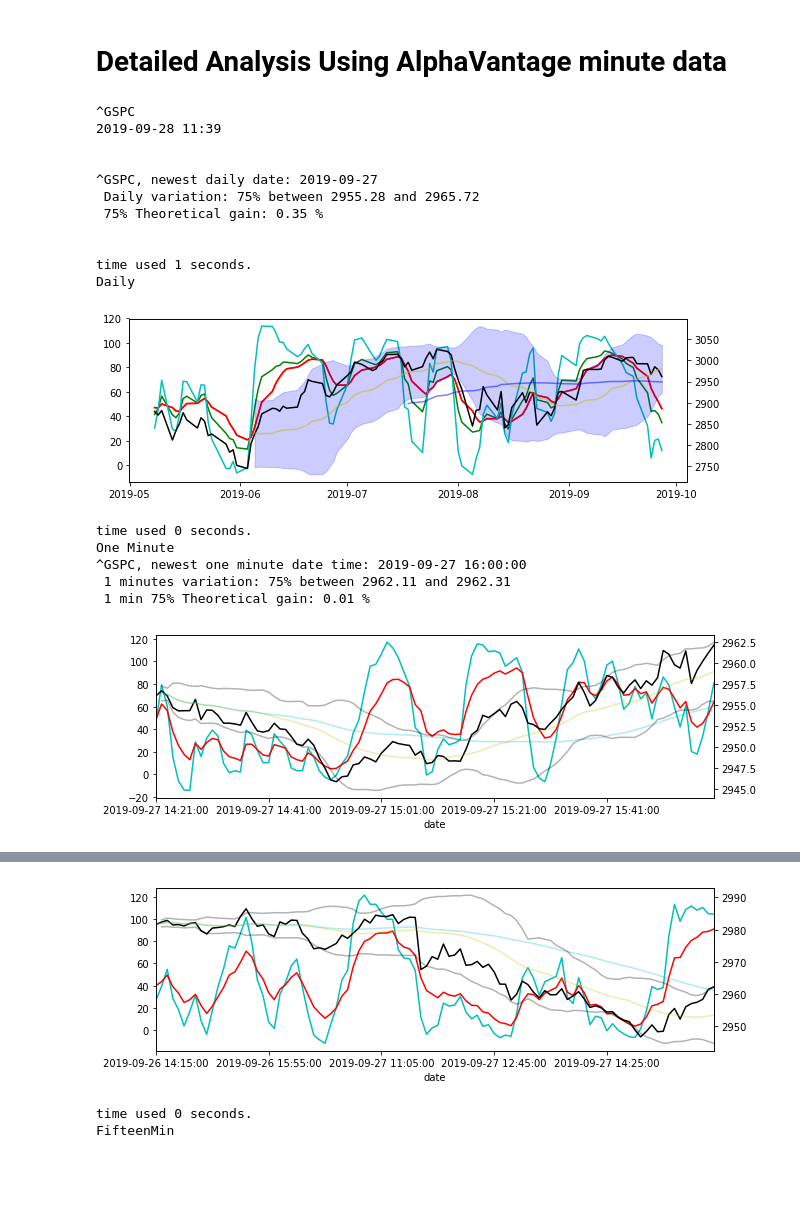
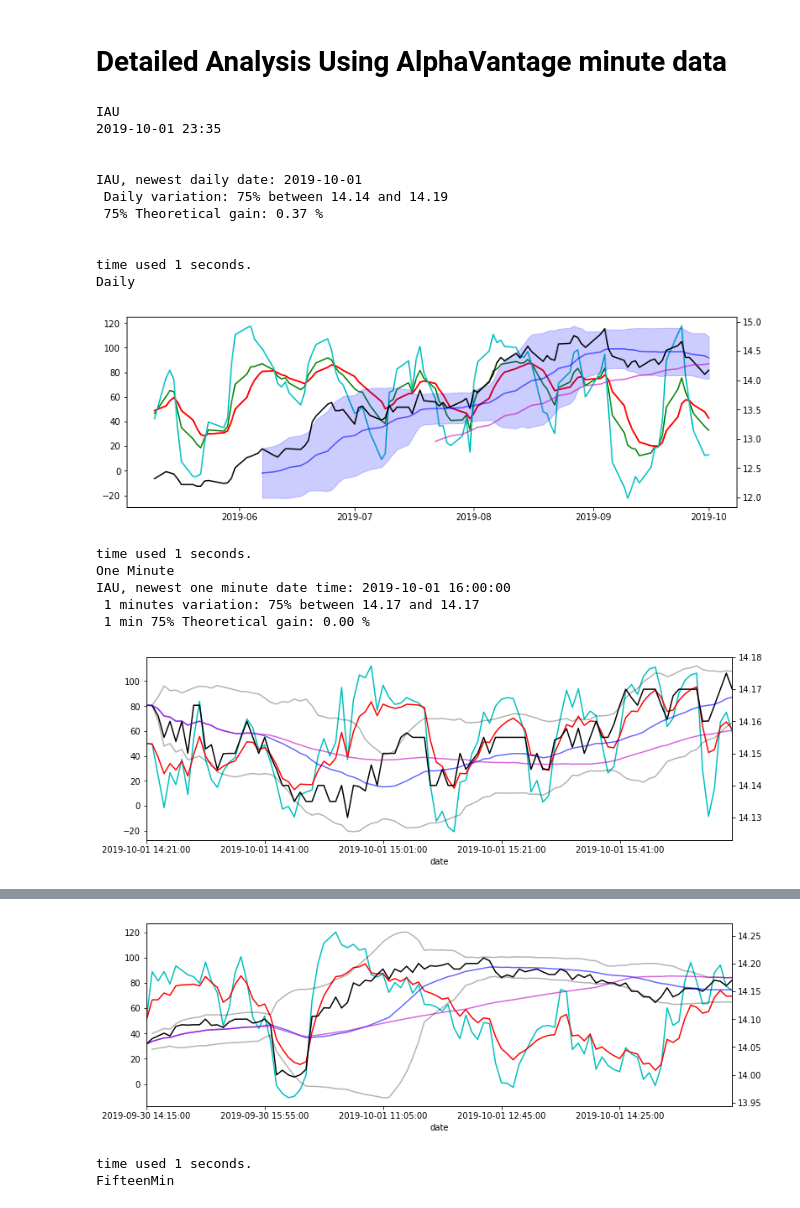
Before and after one commit to derrickfwang/Stock_Related_Scripts, a Jupyter notebook: Stock Analysis_Yahoo_Tushare_AlphaVantage_AllTemplates.ipynb, the cells around one changed output, grey strips where cells are left out. Drawn from its saved outputs; the diff is of its cells as text; code cells hidden in the pictures; blank space fills up the shorter version.

```diff
--- a/Stock Analysis_Yahoo_Tushare_AlphaVantage_AllTemplates.ipynb
+++ b/Stock Analysis_Yahoo_Tushare_AlphaVantage_AllTemplates.ipynb
@@ -173,10 +207,10 @@ drawUsStocks(US, ticker)
 [*********************100%***********************]  1 of 1 downloaded
 [figure]
 # %%
-US_Stock = 'GLD'
+US_Stock = 'BTG'
 
-start = '2019-09-01'
-end = '2019-09-25'
+start = '2007-01-01'
+end = '2019-10-01'
 
 US = getUsStock(US_Stock, start, end)
 
@@ -239,12 +273,12 @@ def minutes(Name, interval, size):
     return data
 
 def plot(data):
-    plt.figure(figsize=(10,3),facecolor='white')
+    plt.figure(figsize=(12.5,4),facecolor='white')
     ax1 = data['kdjj'].plot(alpha=1, color='c', rot=15)
     ax1 = data['kdjk'].plot(alpha=1, color='r', rot=15)
     ax2 = data['close'].plot(secondary_y=True,color='black')
-    ax2 = data['close_20_sma'].plot(secondary_y=True,color='y',alpha=0.3)
-    ax2 = data['close_55_sma'].plot(secondary_y=True,color='c',alpha=0.3)
+    ax2 = data['close_20_sma'].plot(secondary_y=True,color='b',alpha=0.6)
+    ax2 = data['close_55_sma'].plot(secondary_y=True,color='m',alpha=0.6)
     ax2 = data['boll_ub'].plot(secondary_y=True,color='black', alpha=0.3)
     ax2 = data['boll_lb'].plot(secondary_y=True,color='black', alpha=0.3)
 
@@ -260,11 +294,11 @@ def plot1(daily):
     mstd = daily.close.rolling(20).std()
     ma50 = daily.close.rolling(50).mean()
 
-    fig, ax1 = plt.subplots(figsize=(10, 3))
+    fig, ax1 = plt.subplots(figsize=(12.5, 4))
     ax2 = ax1.twinx()
     ax2.plot(daily.date, daily.close, 'k')
-    ax2.plot(daily.date, ma, 'y', alpha=0.5)
-    ax2.plot(daily.date, ma50, 'b', alpha=0.5)
+    ax2.plot(daily.date, ma, 'b', alpha=0.6)
+    ax2.plot(daily.date, ma50, 'm', alpha=0.6)
     ax2.fill_between(mstd.index, ma-2*mstd, ma+2*mstd, color='b', alpha=0.2)
 
     ax1.plot(daily.date, daily.kdjk, 'g')
@@ -397,25 +431,25 @@ def getStockTrend(Name):
         print("can't get fifteen minute data")
         pass
 # %%
-getStockTrend('^GSPC')
+getStockTrend('IAU')
 # %% [output]
-^GSPC
-2019-09-28 11:39
+IAU
+2019-10-01 23:35
 
 
-^GSPC, newest daily date: 2019-09-27
- Daily variation: 75% between 2955.28 and 2965.72
- 75% Theoretical gain: 0.35 %
+IAU, newest daily date: 2019-10-01
+ Daily variation: 75% between 14.14 and 14.19
+ 75% Theoretical gain: 0.37 %
 
 
 time used 1 seconds.
 Daily
-[figure, old version]
+[figure, new version]
-time used 0 seconds.
+time used 1 seconds.
 One Minute
-^GSPC, newest one minute date time: 2019-09-27 16:00:00
- 1 minutes variation: 75% between 2962.11 and 2962.31
- 1 min 75% Theoretical gain: 0.01 %
+IAU, newest one minute date time: 2019-10-01 16:00:00
+ 1 minutes variation: 75% between 14.17 and 14.17
+ 1 min 75% Theoretical gain: 0.00 %
-[figure, old version]
+[figure, new version]
 time used 1 seconds.
 FiveMin
@@ -424,4 +458,4 @@ FiveMin
  5 min 75% Theoretical gain: 0.02 %
-[figure, old version]
+[figure, new version]
-time used 0 seconds.
+time used 1 seconds.
 FifteenMin
```
Also changed, not shown: parts of 10 cells of this notebook.
